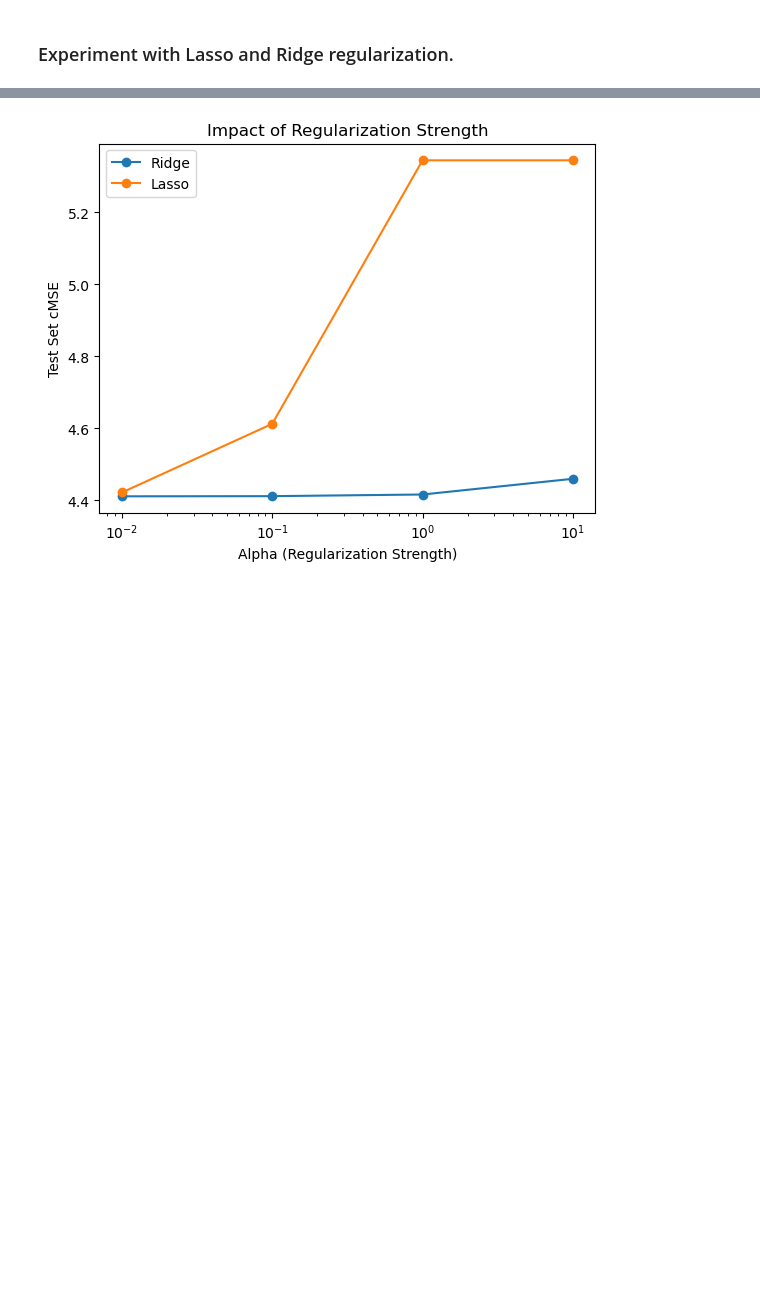
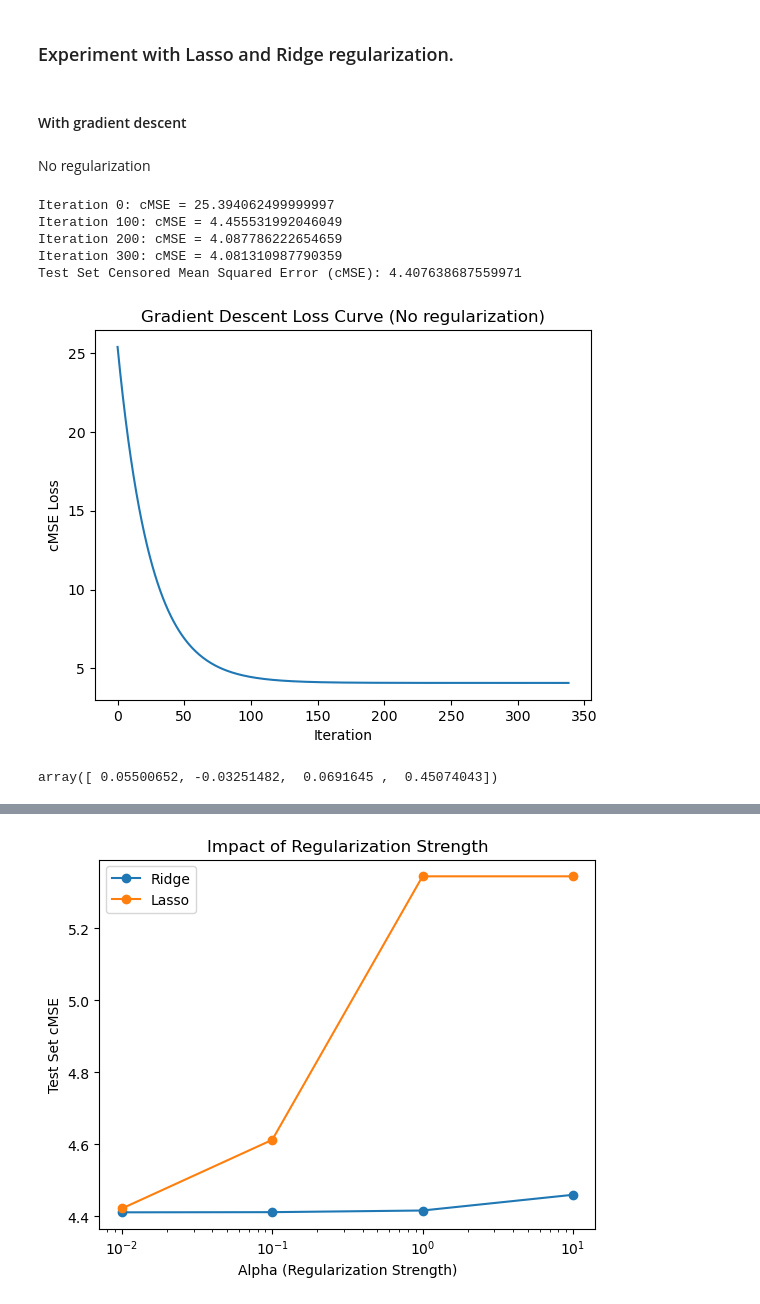
Before and after one commit to RenatoViola/AA_Assignment_2, a Jupyter notebook: Code/Task_1.ipynb, the cells around one changed output, grey strips where cells are left out. Saved outputs shown, nothing was run; the diff lists cells and outputs as text; code cells hidden in the pictures; blank space fills up the shorter version.

Commit message:
Adjusted gradient descent to allow L1 and L2 regularization

```diff
--- a/Code/Task_1.ipynb
+++ b/Code/Task_1.ipynb
@@ -325,3 +355,35 @@ Test Set Censored Mean Squared Error (cMSE): 4.3775358129974595
 array([ 0.05525705, -0.03328473,  0.07019185,  0.44635916])
 # %% [markdown]
 ### Experiment with Lasso and Ridge regularization.
+# %% [markdown]
+#### With gradient descent
+# %% [markdown]
+No regularization
+# %%
+weights, bias, losses = gradient_descent(
+    X_train_scaled, y_train, c_train, learning_rate=0.01, iterations=1000, regularization=None
+)
+
+# Make predictions on the test set
+y_pred_test = X_test_scaled @ weights + bias
+
+# Evaluate the model on the test set
+cMSE_test = cMSE(y_test, y_pred_test, c_test)
+print(f"Test Set Censored Mean Squared Error (cMSE): {cMSE_test}")
+
+# Plot the loss curve
+plt.plot(losses)
+plt.xlabel("Iteration")
+plt.ylabel("cMSE Loss")
+plt.title("Gradient Descent Loss Curve (No regularization)")
+plt.show()
+
+weights
+# %% [output]
+Iteration 0: cMSE = 25.394062499999997
+Iteration 100: cMSE = 4.455531992046049
+Iteration 200: cMSE = 4.087786222654659
+Iteration 300: cMSE = 4.081310987790359
+Test Set Censored Mean Squared Error (cMSE): 4.407638687559971
+[figure, added]
+array([ 0.05500652, -0.03251482,  0.0691645 ,  0.45074043])
```
Also changed, not shown: parts of 6 cells of this notebook.
